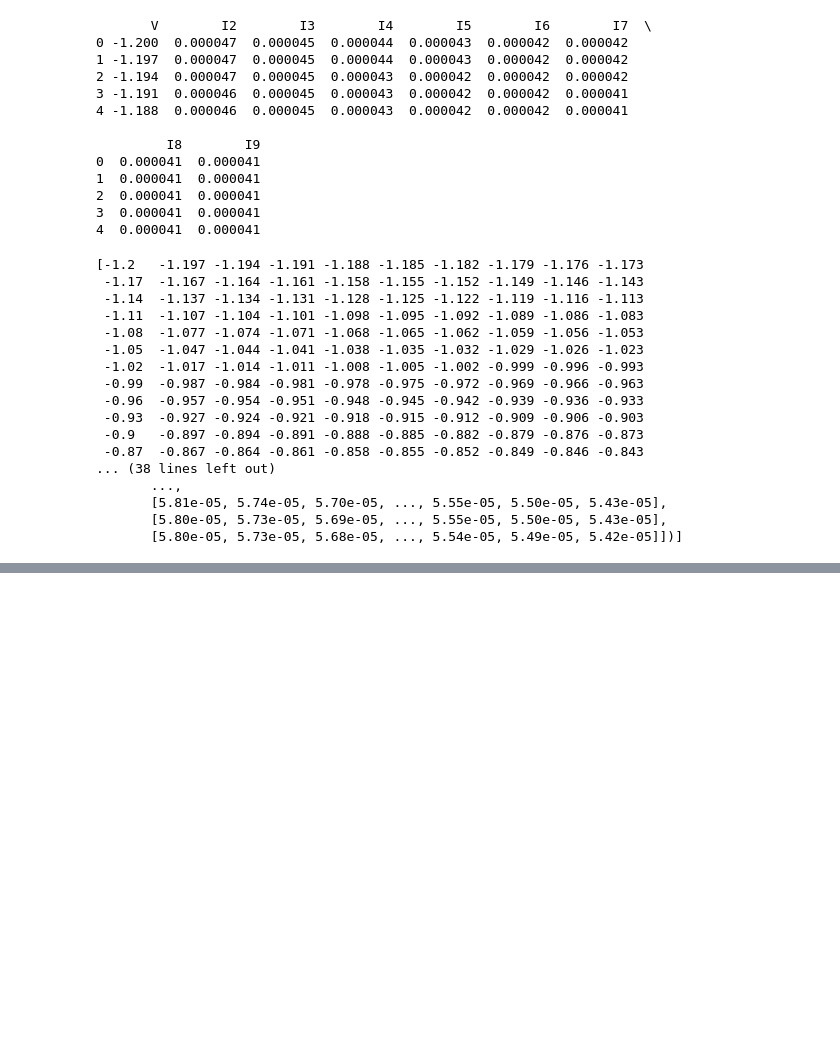
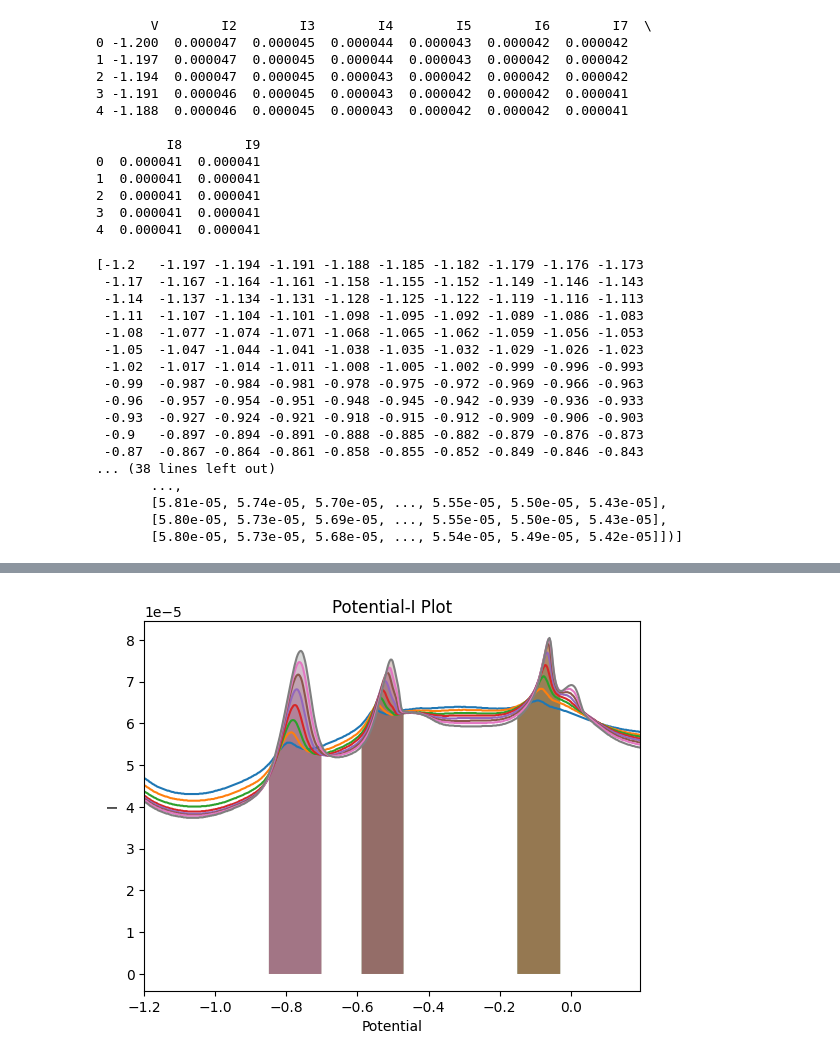
Before and after one commit to rohit1998-pixel/rohit1998-pixel, a Jupyter notebook: CeO2_DPV.ipynb, the cells around one changed output, grey strips where cells are left out. Drawn from its saved outputs; the diff is of its cells as text; code cells hidden in the pictures; blank space fills up the shorter version.

```diff
--- a/CeO2_DPV.ipynb
+++ b/CeO2_DPV.ipynb
@@ -45,7 +45,7 @@ print(I)
        [5.80e-05, 5.73e-05, 5.68e-05, ..., 5.54e-05, 5.49e-05, 5.42e-05]])]
 # %%
 def get_min_max1():
-    return -0.9, -0.7
+    return -0.85, -0.7
 
 min_Potential_range1, max_Potential_range1 = get_min_max1()
 Potential_filtered_range1 = Potential[(Potential >= min_Potential_range1) & (Potential <= max_Potential_range1)]
@@ -53,7 +53,7 @@ print("min_Potential_range1 =", min_Potential_range1)
 print("max_Potential_range1 =", max_Potential_range1)
 
 def get_min_max2():
-    return -0.6, -0.4
+    return -0.59, -0.47
 
 min_Potential_range2, max_Potential_range2 = get_min_max2()
 Potential_filtered_range1 = Potential[(Potential >= min_Potential_range2) & (Potential <= max_Potential_range2)]
@@ -61,7 +61,7 @@ print("min_Potential_range2 =", min_Potential_range2)
 print("max_Potential_range2 =", max_Potential_range2)
 
 def get_min_max3():
-    return -0.2, -0.03
+    return -0.15, -0.03
 
 min_Potential_range3, max_Potential_range3 = get_min_max3()
 Potential_filtered_range3 = Potential[(Potential >= min_Potential_range3) & (Potential <= max_Potential_range3)]
@@ -292,0 +407,78 @@ plt.show()
+# %%
+import numpy as np
+import matplotlib.pyplot as plt
+import matplotlib
+print(matplotlib.__version__)
+from tabulate import tabulate
+from scipy.integrate import trapz  # Import trapz for integration
+
+# Assuming X and Y are your data arrays
+I_array = I[0]  # Extract the NumPy array from the list
+
+# Function to find max current and corresponding potential within a range
+def find_max_in_range(potential_range, I_data):
+    min_potential, max_potential = potential_range
+    indices_in_range = np.where((Potential >= min_potential) & (Potential <= max_potential))[0]
+    I_in_range = I_data[indices_in_range, :]
+    max_I_indices = np.argmax(I_in_range, axis=0)
+    max_I_values = I_in_range[max_I_indices, np.arange(I_in_range.shape[1])]
+    max_potential_values = Potential[indices_in_range][max_I_indices]
+    return max_potential_values, max_I_values
+
+# Potential ranges (using your defined functions)
+potential_ranges = [
+    get_min_max1(),
+    get_min_max2(),
+    get_min_max3()
+]
+
+# Function to calculate peak area (defined outside of print_table)
+def calculate_peak_area(potential_range, I_data):
+    min_potential, max_potential = potential_range
+    indices_in_range = np.where((Potential >= min_potential) & (Potential <= max_potential))[0]
+    I_in_range = I_data[indices_in_range, :]
+    peak_areas = []
+    for i in range(I_in_range.shape[1]):
+        # Example using trapezoidal rule for integration - adjust as needed
+        area = trapz(I_in_range[:, i], Potential[indices_in_range])
+        peak_areas.append(area)
+    return peak_areas  # Return the calculated peak areas
+
+def print_table():
+    headers = ["Ion No."]
+    data = []
+    for i, potential_range in enumerate(potential_ranges):
+        headers.append(f"Range {i+1} Peak Potential")
+        headers.append(f"Range {i+1} Current")
+        headers.append(f"{ion_labels[i]} Peak Area")
+        max_potentials, max_currents = find_max_in_range(potential_range, I_array)
+        peak_areas = calculate_peak_area(potential_range, I_array)  # Call the function to get peak areas
+        if i == 0:  # Initialize data list for the first range
+            for j in range(I_array.shape[1]):
+                data.append([j+1])
+        for j in range(I_array.shape[1]):
+            data[j].append(max_potentials[j])
+            data[j].append(max_currents[j])
+            data[j].append(peak_areas[j])
+
+    print(tabulate(data, headers, tablefmt="grid"))
+
+print_table()
+
+# Plot the data with x-axis range (you can adjust this for each range if needed)
+plt.plot(Potential, I_array)
+plt.xlim(Potential.min(), Potential.max())
+plt.xlabel("Potential")
+plt.ylabel("I")
+plt.title("Potential-I Plot")
+
+# Fill the area under the peak for each range
+for potential_range in potential_ranges:
+    min_potential, max_potential = potential_range
+    indices_in_range = np.where((Potential >= min_potential) & (Potential <= max_potential))[0]
+    I_in_range = I_array[indices_in_range, :]
+    for col in range(I_in_range.shape[1]):
+        plt.fill_between(Potential[indices_in_range], I_in_range[:, col], alpha=0.3)
+
+plt.show()
+# %% [output]
@@ -292,0 +505 @@ plt.show()
+[figure, added]
```
Also changed, not shown: parts of 21 cells of this notebook.
